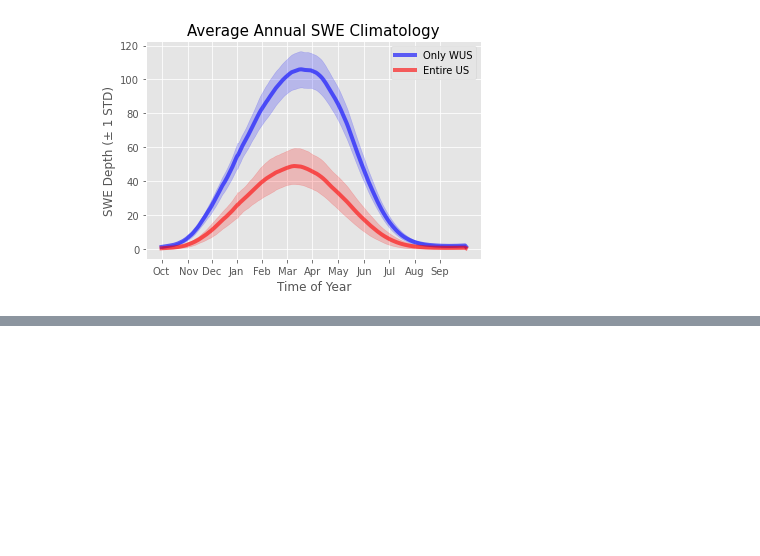
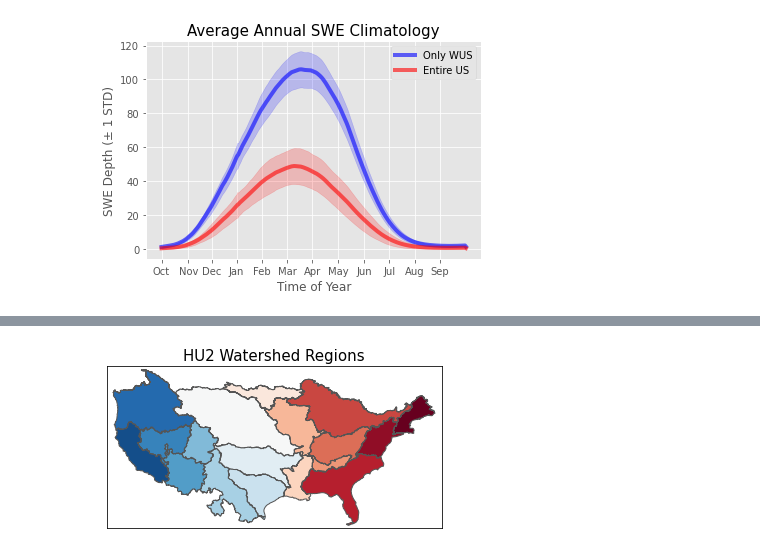
Before and after one commit to Julians42/SnowDroughts, a Jupyter notebook: notebooks/Livneh_Climatology_Investigation.ipynb, the cells around one changed output, grey strips where cells are left out. Drawn from its saved outputs; the diff is of its cells as text; code cells hidden in the pictures; blank space fills up the shorter version.

Commit message:
Adds HUC2 Regions

```diff
--- a/notebooks/Livneh_Climatology_Investigation.ipynb
+++ b/notebooks/Livneh_Climatology_Investigation.ipynb
@@ -159,0 +159,13 @@ array([274, 275, 276, 277, 278, 279, 280, 281, 282, 283, 284, 285, 286,
+# %%
+# for some reason we have to buffer polygons for them to be valid - 0 additional distance
+rootdir = "/Users/julianschmitt/Downloads/NOAA/basin_shp_files/"
+poly = []
+for ind in range(1, 19):
+    fpath = os.path.join(rootdir, f"R{ind}/WBDHU2.shp")
+    print(fpath)
+    try:
+        poly.append(Polygon(fiona.open(fpath, 'r')[0]['geometry']['coordinates'][0]).buffer(0))
+    except ValueError:
+        poly.append(Polygon(fiona.open(fpath,'r')[0]['geometry']['coordinates'][0][0]).buffer(0))
+    #poly.append(Polygon(fiona.open(fpath, 'r')[0]['geometry']['coordinates'][0]).buffer(0))
+MP = MultiPolygon(poly)
@@ -159,0 +191,26 @@ array([274, 275, 276, 277, 278, 279, 280, 281, 282, 283, 284, 285, 286,
+# %%
+cm = plt.get_cmap('RdBu')
+
+num_colours = len(MP)
+
+# define plot and add boundaries
+fig = plt.figure()
+ax = fig.add_subplot(111)
+minx, miny, maxx, maxy = MP.bounds
+w, h = maxx - minx, maxy - miny
+ax.set_xlim(minx - 0.02 * w, maxx + 0.02 * w)
+ax.set_ylim(miny - 0.02 * h, maxy + 0.02 * h)
+ax.set_aspect(1)
+
+patches = []
+for idx, p in enumerate(MP):
+    colour = cm(1. * idx / num_colours)
+    patches.append(PolygonPatch(p, fc=colour, ec='#555555', alpha=1., zorder=1))
+ax.add_collection(PatchCollection(patches, match_original=True))
+ax.set_xticks([])
+ax.set_yticks([])
+plt.title("HU2 Watershed Regions", fontsize=15)
+#plt.savefig('../../plots/HU2_regions.png', dpi=300)
+plt.show()
+# %% [output]
+[figure, added]
```
Also changed, not shown: parts of 24 cells of this notebook, 2 other files.
